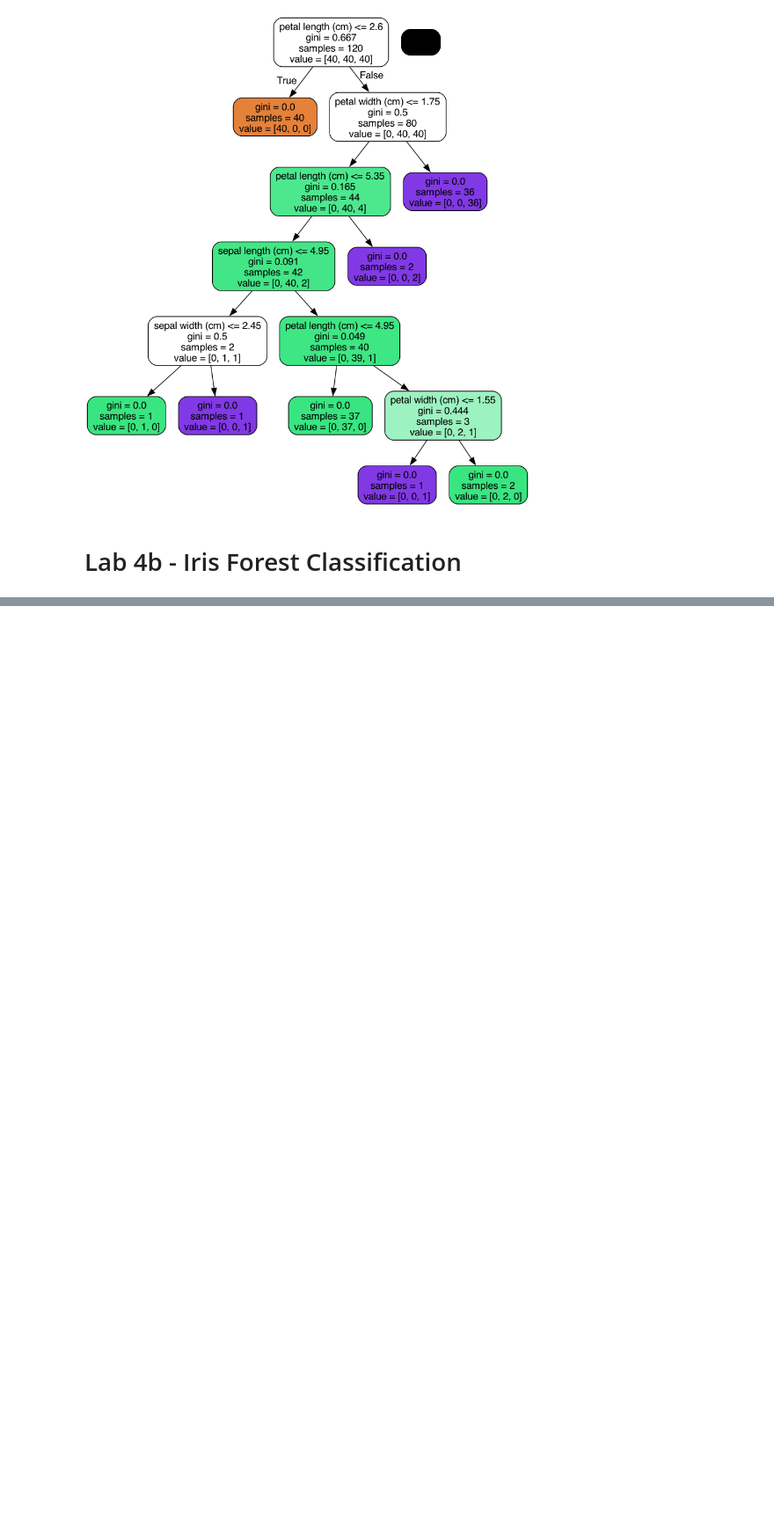
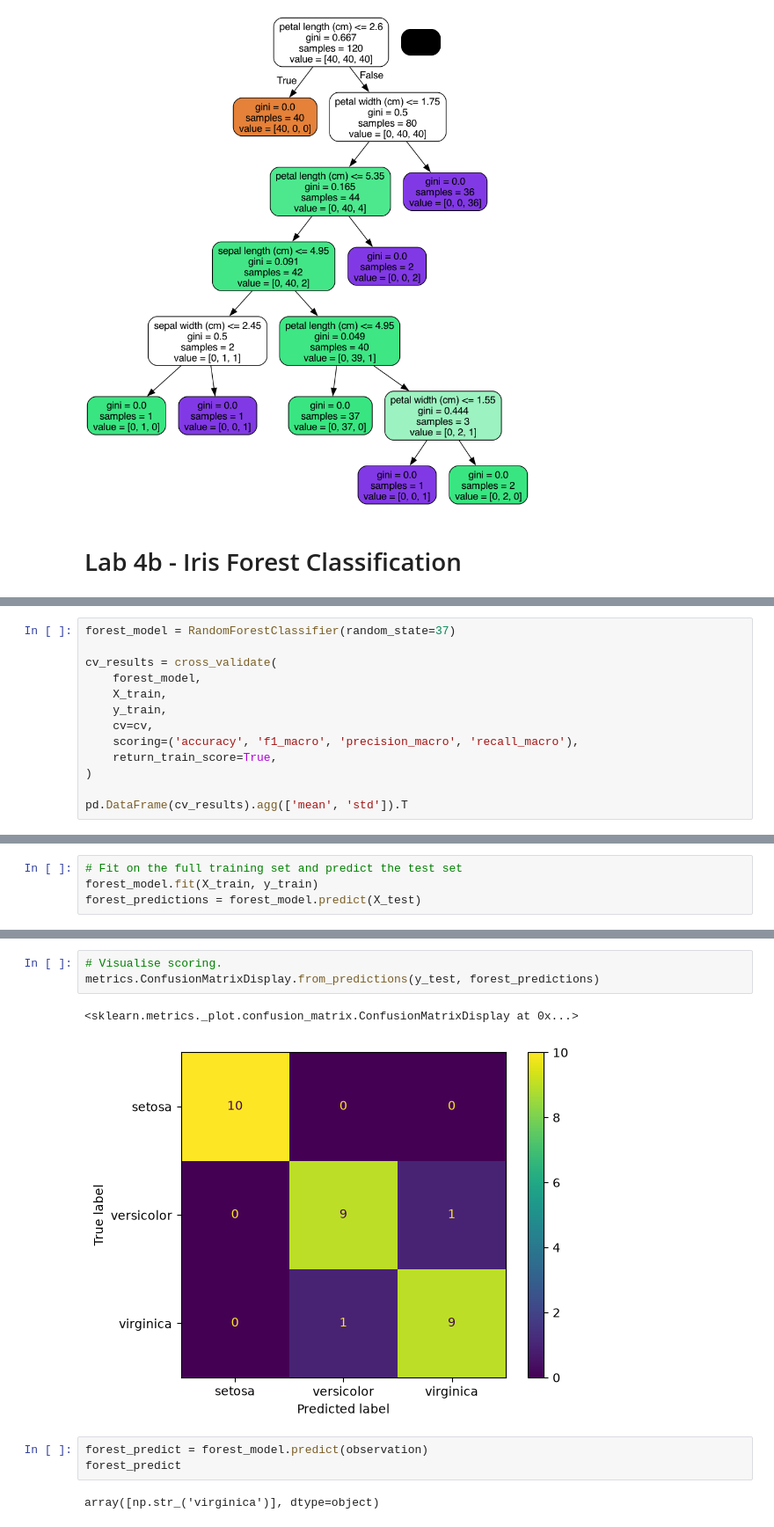
Before and after one commit to Ri-Dearg/aiml-labs, a Jupyter notebook: lab4a_4b.ipynb, the cells around one changed output, grey strips where cells are left out. Shown at 88% size. Saved outputs shown, nothing was run; the diff lists cells and outputs as text; blank space fills up the shorter version.

Commit message:
feat: ✨ add forest model

```diff
--- a/lab4a_4b.ipynb
+++ b/lab4a_4b.ipynb
@@ -236,0 +241,13 @@ Image(graph.create_png())
+# %%
+forest_model = RandomForestClassifier(random_state=37)
+
+cv_results = cross_validate(
+    forest_model,
+    X_train,
+    y_train,
+    cv=cv,
+    scoring=('accuracy', 'f1_macro', 'precision_macro', 'recall_macro'),
+    return_train_score=True,
+)
+
+pd.DataFrame(cv_results).agg(['mean', 'std']).T
@@ -236,0 +266,4 @@ Image(graph.create_png())
+# %%
+# Fit on the full training set and predict the test set
+forest_model.fit(X_train, y_train)
+forest_predictions = forest_model.predict(X_test)
@@ -236,0 +285,11 @@ Image(graph.create_png())
+# %%
+# Visualise scoring.
+metrics.ConfusionMatrixDisplay.from_predictions(y_test, forest_predictions)
+# %% [output]
+<sklearn.metrics._plot.confusion_matrix.ConfusionMatrixDisplay at 0x...>
+[figure, added]
+# %%
+forest_predict = forest_model.predict(observation)
+forest_predict
+# %% [output]
+array([np.str_('virginica')], dtype=object)
```
Also changed, not shown: parts of 8 cells of this notebook.
